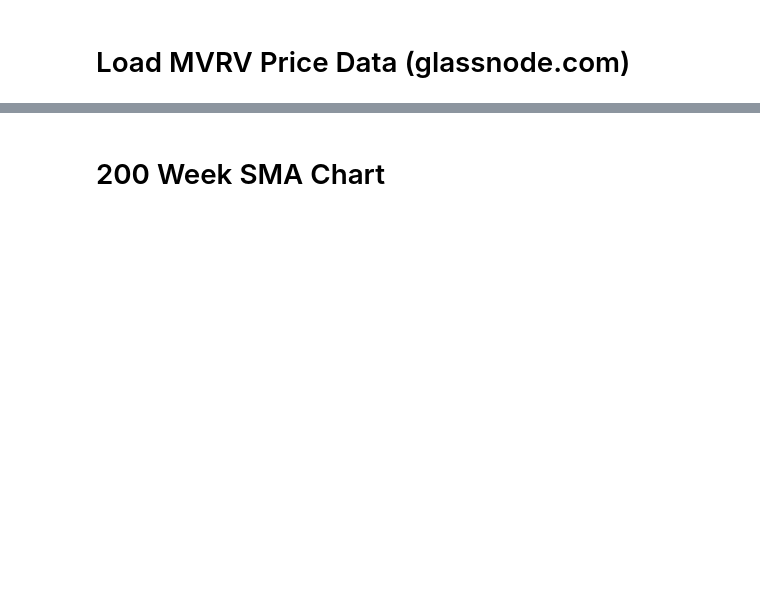
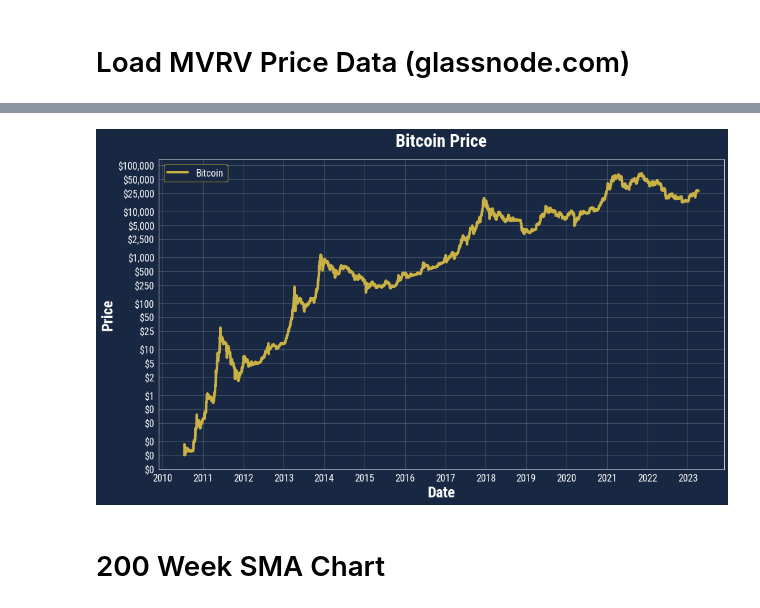
Before and after one commit to joshua-peck/truecode_metrics, a Jupyter notebook: Macro Charts.ipynb, the cells around one changed output, grey strips where cells are left out. Cells and saved outputs as stored; diff of their text form; code cells hidden in the pictures; blank space fills up the shorter version.

```diff
--- a/Macro Charts.ipynb
+++ b/Macro Charts.ipynb
@@ -40,6 +68,8 @@ mpl.rcParams.update({
                      'figure.facecolor': '#182742',
 #                      'xtick.bottom': False,
                      'figure.figsize': [16, 9],
-
+                     'font.sans-serif': ['Roboto Condensed', 'Roboto', 'Tahoma', 'DejaVu Sans', 'Lucida Grande', 'Verdana'],
+                     'font.family': "sans-serif",
                     }
                    )
+mpl.rcParams
@@ -78,13 +163,15 @@ df
 # %%
 ax = df[['Bitcoin']].plot(title='Bitcoin Price', logy=True, color={'Bitcoin': '#CAB145'}, xlabel="Date", ylabel="Price")
-ax.yaxis.set_major_formatter(lambda x, pos: f"${int(x)}")
+ax.yaxis.set_major_formatter(lambda x, pos: f"${int(x):,.0f}")
 ax.yaxis.set_major_locator(mpl.ticker.LogLocator(subs=[2.5, 5, 10]))
 ax.xaxis.set_major_locator(mdates.YearLocator())
 ax.xaxis.set_minor_locator(mdates.MonthLocator())
 ax.grid(True)
 
 
 ax.get_figure().savefig('bitcoin_price.pdf', format='pdf')
+# %% [output]
+[figure, added]
 # %% [markdown]
 # 200 Week SMA Chart
 # %%
```
Also changed, not shown: parts of 13 cells of this notebook.
